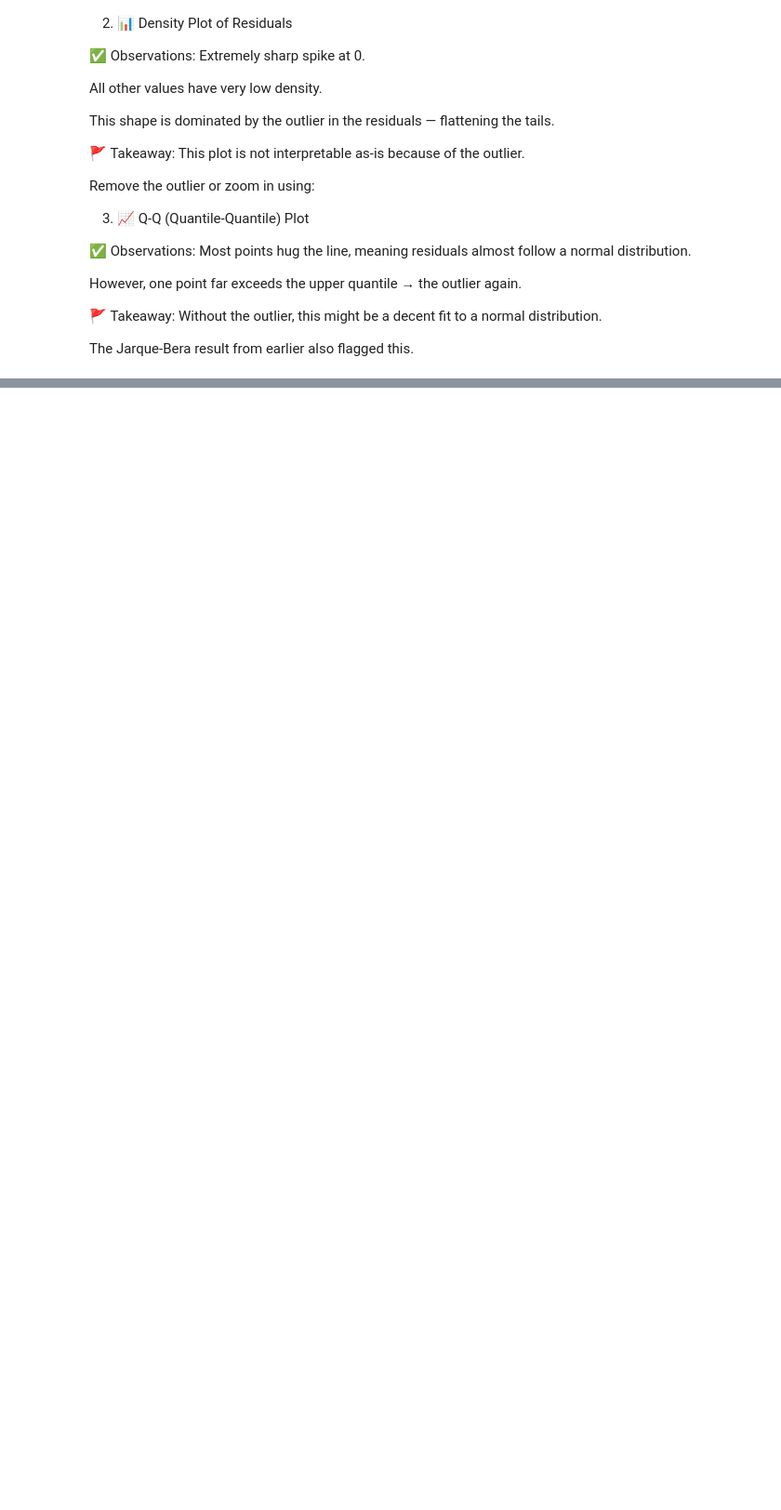
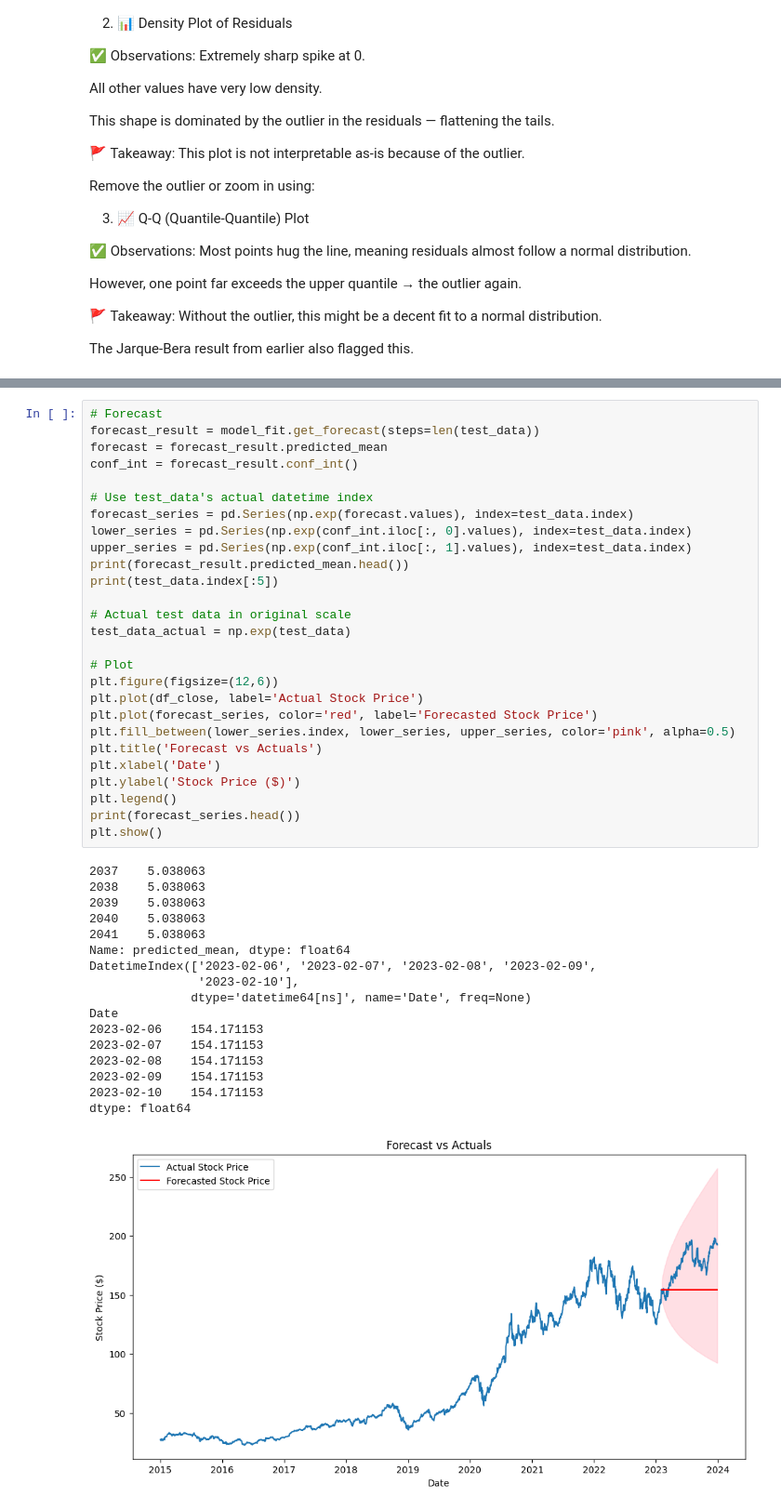
Before and after one commit to hankimmy/AAPL_ARIMA, a Jupyter notebook: arima.ipynb, the cells around one changed output, grey strips where cells are left out. Shown at 93% size. Saved outputs shown, nothing was run; the diff lists cells and outputs as text; blank space fills up the shorter version.

Commit message:
forecast

```diff
--- a/arima.ipynb
+++ b/arima.ipynb
@@ -440,0 +443,45 @@ The Jarque-Bera result from earlier also flagged this.
+# %%
+# Forecast
+forecast_result = model_fit.get_forecast(steps=len(test_data))
+forecast = forecast_result.predicted_mean
+conf_int = forecast_result.conf_int()
+
+# Use test_data's actual datetime index
+forecast_series = pd.Series(np.exp(forecast.values), index=test_data.index)
+lower_series = pd.Series(np.exp(conf_int.iloc[:, 0].values), index=test_data.index)
+upper_series = pd.Series(np.exp(conf_int.iloc[:, 1].values), index=test_data.index)
+print(forecast_result.predicted_mean.head())
+print(test_data.index[:5])
+
+# Actual test data in original scale
+test_data_actual = np.exp(test_data)
+
+# Plot
+plt.figure(figsize=(12,6))
+plt.plot(df_close, label='Actual Stock Price')
+plt.plot(forecast_series, color='red', label='Forecasted Stock Price')
+plt.fill_between(lower_series.index, lower_series, upper_series, color='pink', alpha=0.5)
+plt.title('Forecast vs Actuals')
+plt.xlabel('Date')
+plt.ylabel('Stock Price ($)')
+plt.legend()
+print(forecast_series.head())
+plt.show()
+# %% [output]
+2037    5.038063
+2038    5.038063
+2039    5.038063
+2040    5.038063
+2041    5.038063
+Name: predicted_mean, dtype: float64
+DatetimeIndex(['2023-02-06', '2023-02-07', '2023-02-08', '2023-02-09',
+               '2023-02-10'],
+              dtype='datetime64[ns]', name='Date', freq=None)
+Date
+2023-02-06    154.171153
+2023-02-07    154.171153
+2023-02-08    154.171153
+2023-02-09    154.171153
+2023-02-10    154.171153
+dtype: float64
+[figure, added]
```
Also changed, not shown: parts of 3 cells of this notebook.
